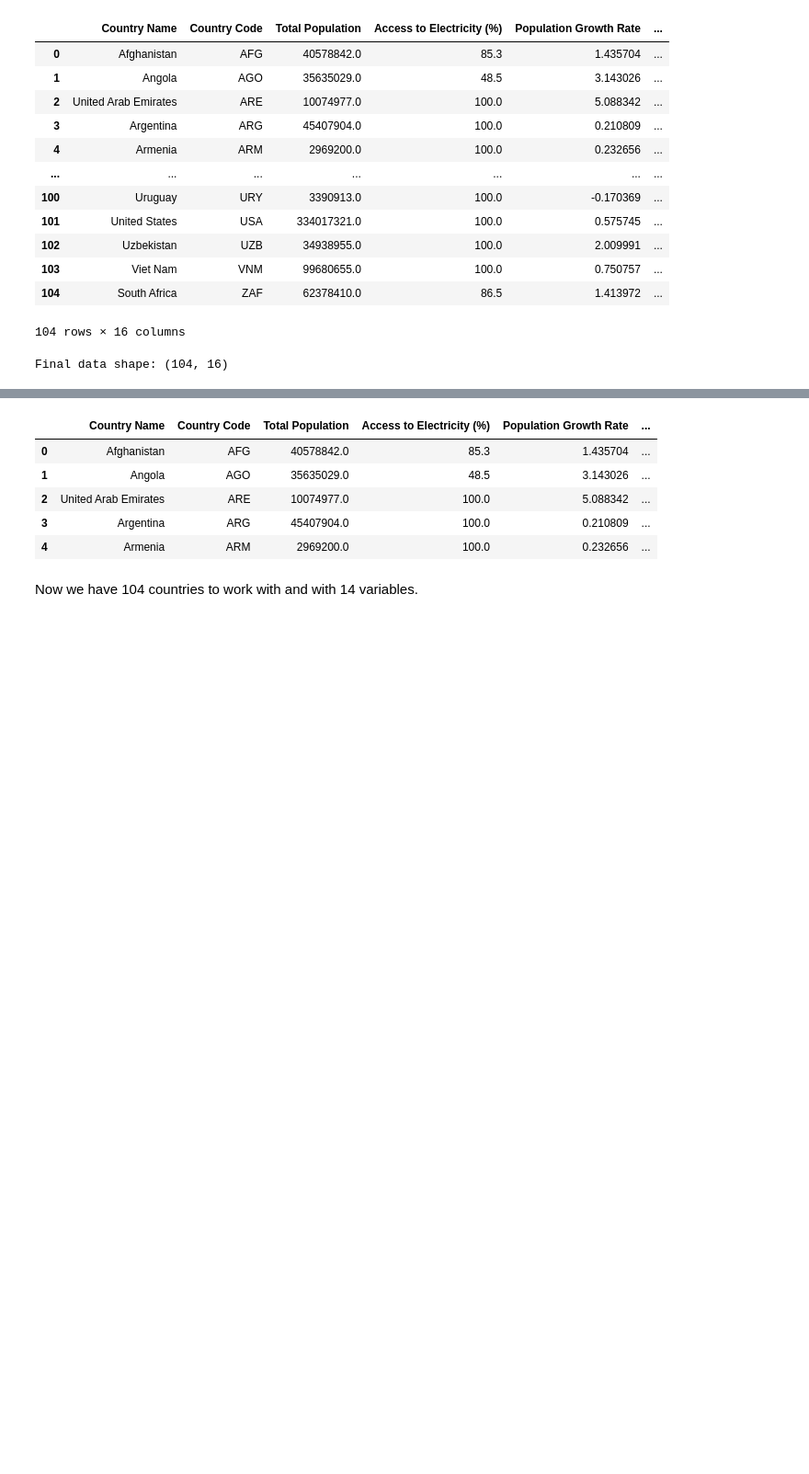
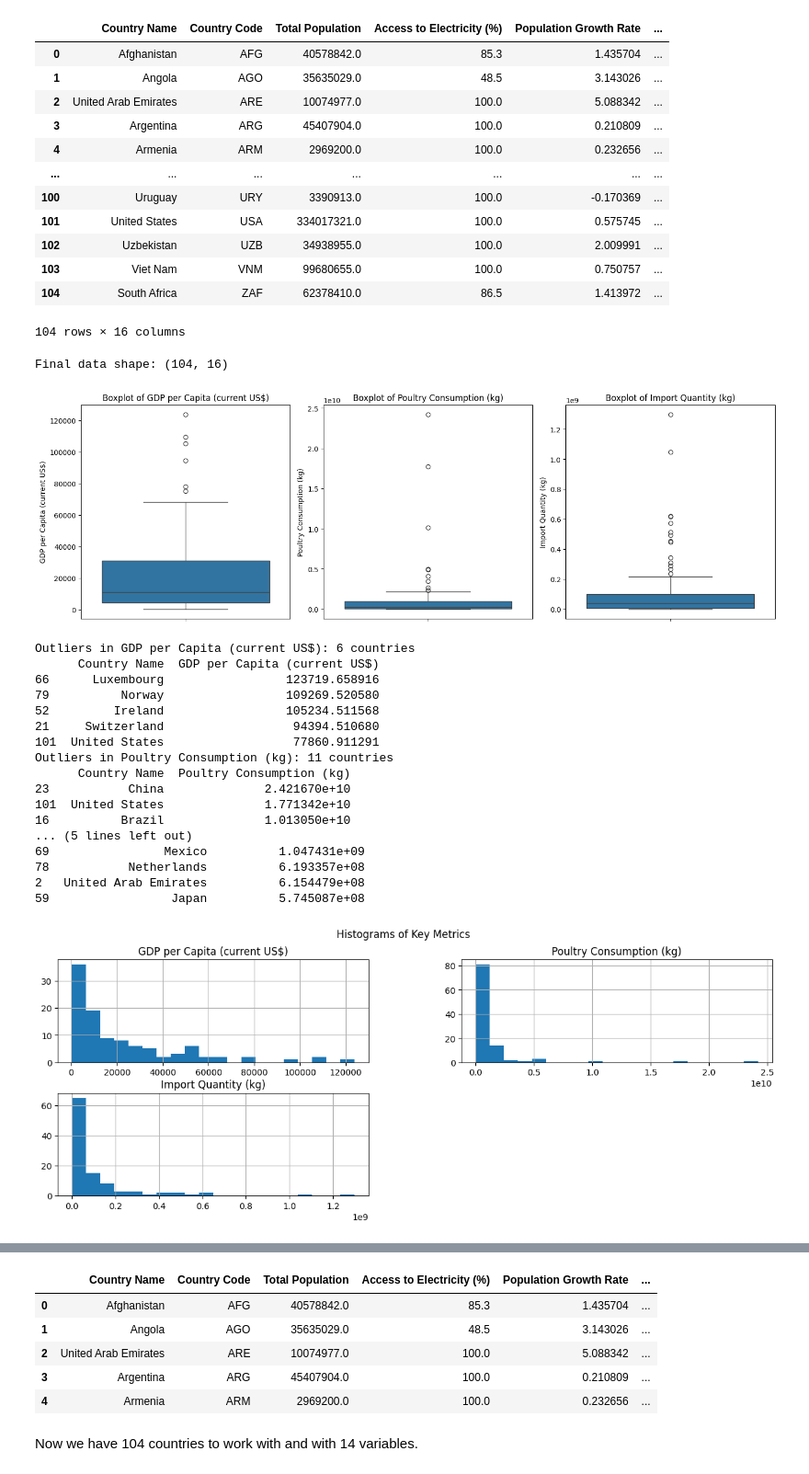
Before and after one commit to makokuzii/Produisez-une-etude-de-marche, a Jupyter notebook: preparation_et_le_nettoyage_v2.ipynb, the cells around one changed output, grey strips where cells are left out. Shown at 92% size. Cells and saved outputs as stored; diff of their text form; code cells hidden in the pictures; blank space fills up the shorter version.

```diff
--- a/preparation_et_le_nettoyage_v2.ipynb
+++ b/preparation_et_le_nettoyage_v2.ipynb
@@ -235,9 +236,77 @@ Final data shape after removing NaN & excluded france: (104, 16)
 # %%
 # Calculate total poultry consumption and drop per capita column
 df_all['Poultry Consumption (kg)'] = df_all['Poultry Consumption (kg/capita)'] * df_all['Total Population']
 df_all = df_all.drop(columns=['Poultry Consumption (kg/capita)'])
 
 print(f"Final data shape: {df_all.shape}")
+
+
+# Feature Engineering
+# Import Dependency Ratio = Import Quantity / Poultry Consumption
+df_all['Import Dependency Ratio'] = (df_all['Import Quantity (kg)'] * 100) / (df_all['Chicken Meat Production (kg)'] + df_all['Import Quantity (kg)'] - df_all['Export Quantity (kg)'])
+
+# Self-Sufficiency Ratio = Chicken Meat Production / Poultry Consumption
+df_all['Self-Sufficiency Ratio'] = df_all['Chicken Meat Production (kg)'] / df_all['Poultry Consumption (kg)']
+
+# Outlier Detection using IQR
+def detect_outliers_iqr(df, column):
+    Q1 = df[column].quantile(0.25)
+    Q3 = df[column].quantile(0.75)
+    IQR = Q3 - Q1
+    lower_bound = Q1 - 1.5 * IQR
+    upper_bound = Q3 + 1.5 * IQR
+    outliers = df[(df[column] < lower_bound) | (df[column] > upper_bound)]
+    return outliers, lower_bound, upper_bound
+
+# Visualize outliers for key metrics
+key_metrics = ['GDP per Capita (current US$)', 'Poultry Consumption (kg)', 'Import Quantity (kg)']
+plt.figure(figsize=(15, 5))
+for i, col in enumerate(key_metrics):
+    plt.subplot(1, 3, i+1)
+    sns.boxplot(y=df_all[col])
+    plt.title(f'Boxplot of {col}')
+plt.tight_layout()
+plt.show()
+
+# Comment on outliers
+for col in key_metrics:
+    outliers, lb, ub = detect_outliers_iqr(df_all, col)
+    print(f"Outliers in {col}: {len(outliers)} countries")
+    if len(outliers) > 0:
+         print(outliers[['Country Name', col]].sort_values(by=col, ascending=False).head(5))
+
+# Data Exploration
+# Histograms
+df_all[key_metrics].hist(bins=20, figsize=(15, 5))
+plt.suptitle('Histograms of Key Metrics')
+plt.show()
+
+# Correlation Heatmap
+plt.figure(figsize=(12, 10))
+numeric_df = df_all.select_dtypes(include=[np.number])
+sns.heatmap(numeric_df.corr(), annot=True, cmap='coolwarm', fmt=".2f")
+plt.title('Correlation Heatmap')
+plt.show()
+
 df_all.head()
 # %% [output]
 Final data shape: (104, 16)
+[figure, added]
+Outliers in GDP per Capita (current US$): 6 countries
+      Country Name  GDP per Capita (current US$)
+66      Luxembourg                 123719.658916
+79          Norway                 109269.520580
+52         Ireland                 105234.511568
+21     Switzerland                  94394.510680
+101  United States                  77860.911291
+Outliers in Poultry Consumption (kg): 11 countries
+      Country Name  Poultry Consumption (kg)
+23           China              2.421670e+10
+101  United States              1.771342e+10
+16          Brazil              1.013050e+10
+... (5 lines left out)
+69                Mexico          1.047431e+09
+78           Netherlands          6.193357e+08
+2   United Arab Emirates          6.154479e+08
+59                 Japan          5.745087e+08
+[figure, added]
```
Also changed, not shown: parts of 7 cells of this notebook, 5 other files.
